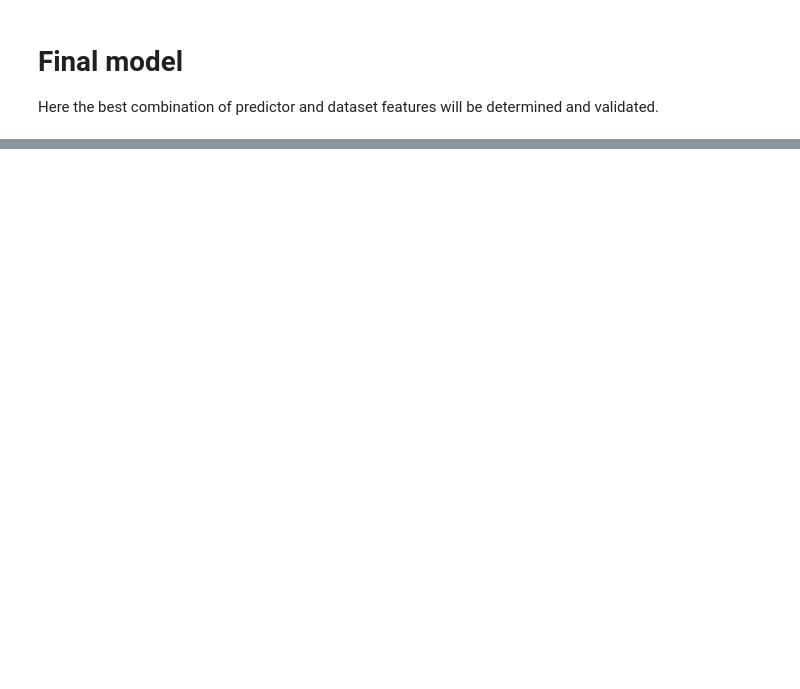
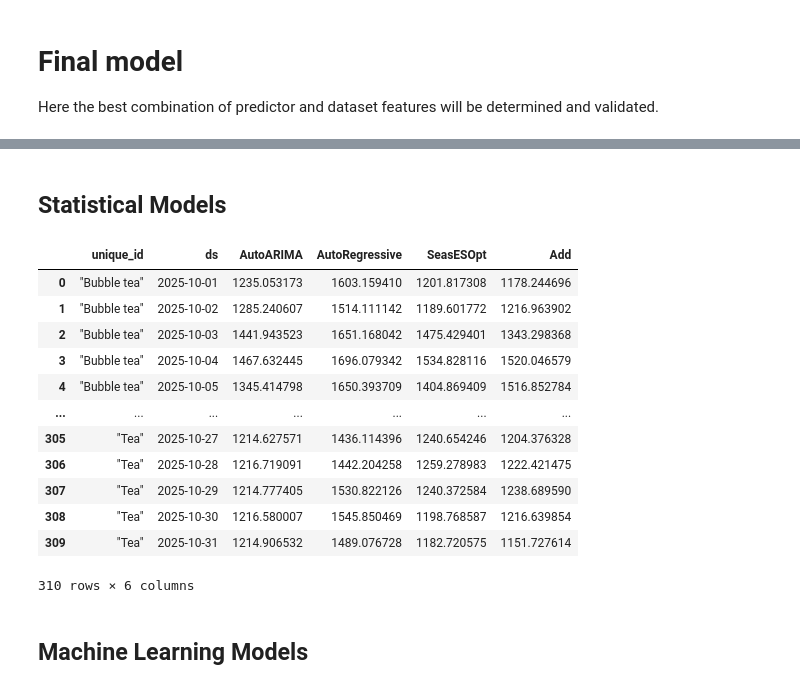
Before and after one commit to jonas-gstoettenmayr/cafe_upscaling_models, a Jupyter notebook: models_forecast_eval/model_final.ipynb, the cells around one changed output, grey strips where cells are left out. Cells and saved outputs as stored; diff of their text form; code cells hidden in the pictures; blank space fills up the shorter version.

```diff
--- a/models_forecast_eval/model_final.ipynb
+++ b/models_forecast_eval/model_final.ipynb
@@ -636,0 +51,8 @@ Freq: M, dtype: int64
+# %%
+dicct = {"test": {}, "train": {}, "future": {}, "test_future": {}, "train_future": {}, "val": {}, "val_future": {}}
+mapping = {"fourier+trend+holidays": "fth", "fourier": "fou", "holidays": "hol", "none": "non", "trend": "tre"}
+for f in parquet_files:
+    name = f.stem
+    split = name.split("_", 1)
+    if split[-1] in dicct.keys():
+        dicct[split[-1]][mapping[split[0]]] = pl.read_parquet(f)
@@ -636,0 +75,2 @@ Freq: M, dtype: int64
+# %% [markdown]
+## Statistical Models
@@ -636,0 +81,34 @@ Freq: M, dtype: int64
+# %%
+def train_stats_model(dataset):
+    season_length = 7 # Monthly data
+    horizon = int(len(dicct["test"]["non"])/10) # number of predictions
+
+    models = [AutoARIMA(season_length=season_length),
+            AutoRegressive(lags=[14], include_mean=True),
+            SeasonalExponentialSmoothingOptimized(season_length=season_length),
+            HoltWinters(season_length=season_length, error_type="A", alias="Add")]
+
+    sf = StatsForecast(models=models, freq='D', n_jobs = -1)
+
+    sf.fit(df=dicct["train"][dataset])
+
+    preditions = sf.predict(h = horizon)
+    return preditions
+# %%
+train_stats_model("non")
+# %% [output]
+|  | unique_id | ds | AutoARIMA | AutoRegressive | SeasESOpt | Add |
+| 0 | "Bubble tea" | 2025-10-01 | 1235.053173 | 1603.159410 | 1201.817308 | 1178.244696 |
+| 1 | "Bubble tea" | 2025-10-02 | 1285.240607 | 1514.111142 | 1189.601772 | 1216.963902 |
+| 2 | "Bubble tea" | 2025-10-03 | 1441.943523 | 1651.168042 | 1475.429401 | 1343.298368 |
+| 3 | "Bubble tea" | 2025-10-04 | 1467.632445 | 1696.079342 | 1534.828116 | 1520.046579 |
+| 4 | "Bubble tea" | 2025-10-05 | 1345.414798 | 1650.393709 | 1404.869409 | 1516.852784 |
+| ... | ... | ... | ... | ... | ... | ... |
+| 305 | "Tea" | 2025-10-27 | 1214.627571 | 1436.114396 | 1240.654246 | 1204.376328 |
+| 306 | "Tea" | 2025-10-28 | 1216.719091 | 1442.204258 | 1259.278983 | 1222.421475 |
+| 307 | "Tea" | 2025-10-29 | 1214.777405 | 1530.822126 | 1240.372584 | 1238.689590 |
+| 308 | "Tea" | 2025-10-30 | 1216.580007 | 1545.850469 | 1198.768587 | 1216.639854 |
+| 309 | "Tea" | 2025-10-31 | 1214.906532 | 1489.076728 | 1182.720575 | 1151.727614 |
+310 rows × 6 columns
+# %% [markdown]
+## Machine Learning Models
```
Also changed, not shown: parts of 39 cells of this notebook, 1 other file.
